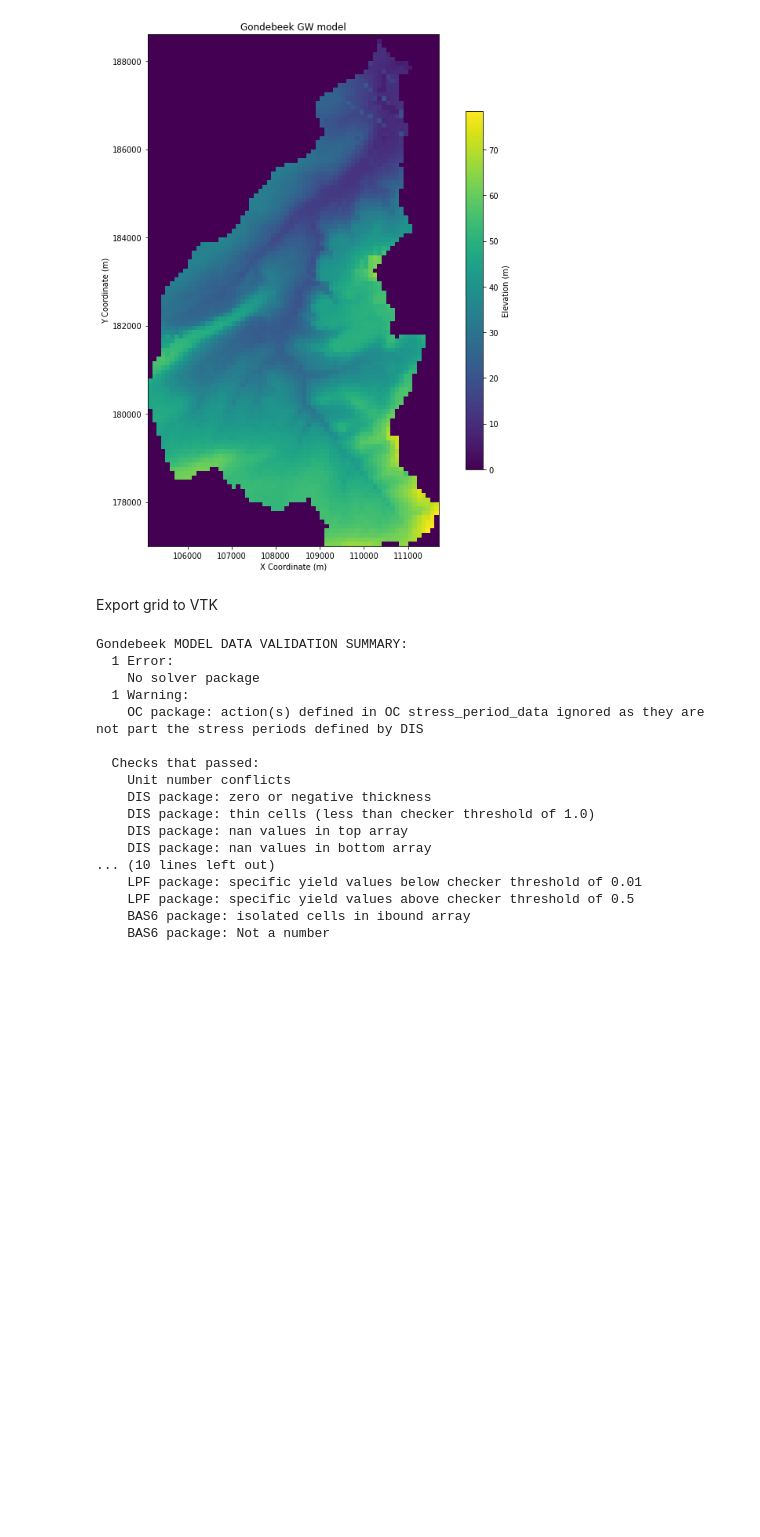
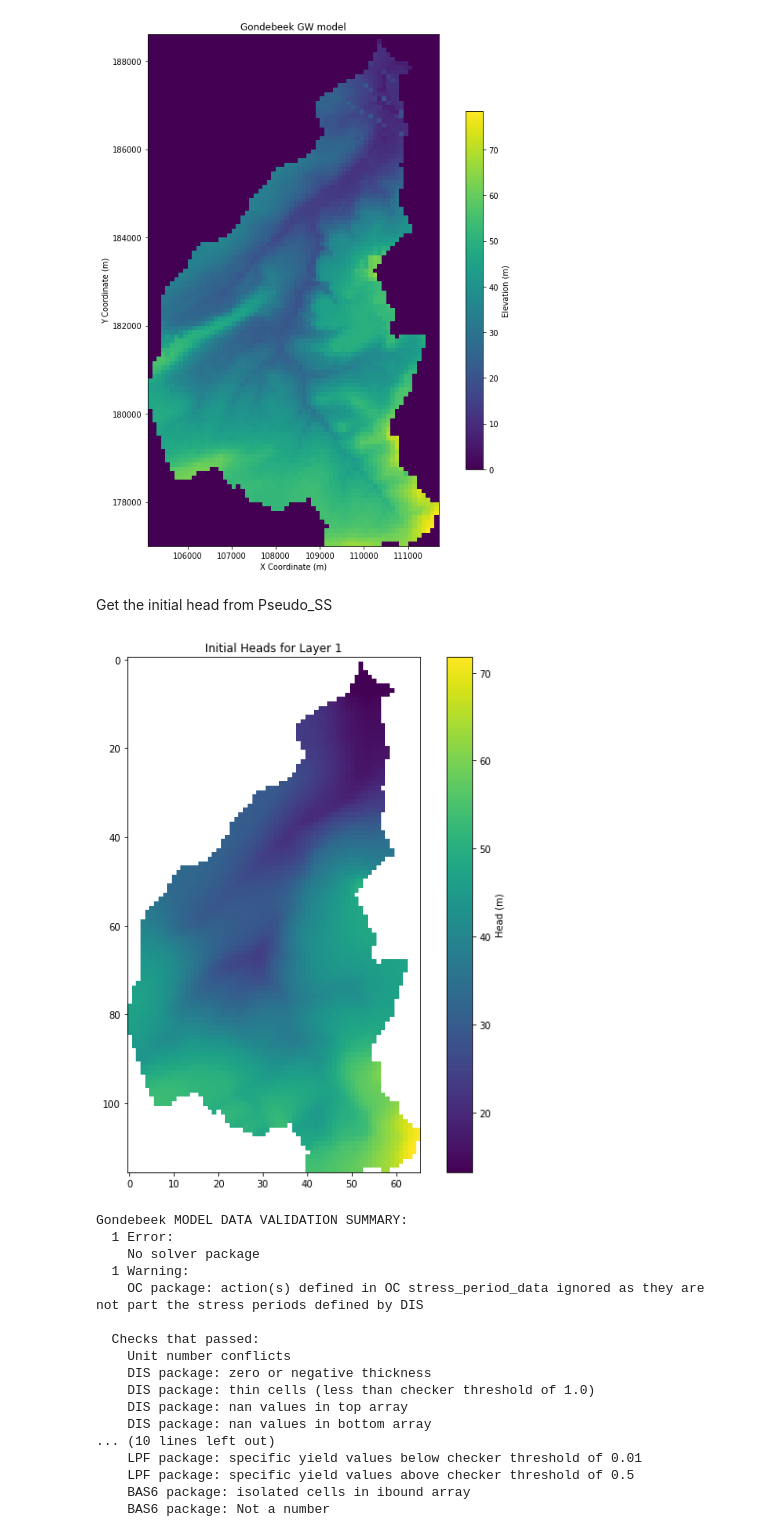
Before and after one commit to sebmeng/Thesis-GondebeekModel, a Jupyter notebook: Modflow/Build_model_4guideLayers.ipynb, the cells around one changed output. Drawn from its saved outputs; the diff is of its cells as text; code cells hidden in the pictures; blank space fills up the shorter version.

```diff
--- a/Modflow/Build_model_4guideLayers.ipynb
+++ b/Modflow/Build_model_4guideLayers.ipynb
@@ -351,5 +353,3 @@ plt.savefig('Gondebeek_GW_model.png')
 plt.show()
 # %% [output]
 [figure]
-# %% [markdown]
-Export grid to VTK
@@ -384,3 +356,50 @@ vtkobj.write("model.vtk")
+# %% [markdown]
+Get the initial head from Pseudo_SS
+# %%
+import flopy.utils.binaryfile as bf
+import flopy.modflow as mf
+
+# Load the head data from the first model
+headobj = bf.HeadFile('C:\\Users\\sebas\\Documents\\UGent\\Sem 3\\Thesis\\GondebeekModel\\Modflow\\Gondebeek_ini.hds')
+head = headobj.get_data()
+
+# Extract the head data from the last stress period
+last_sp_heads = head[-1]
+
+# Load the second model
+model = mf.Modflow.load('Gondebeek.nam')  # Replace 'Gondebeek_SS.nam' with the path to your name file
+
+# Remove the existing BAS package
+model.remove_package('BAS6')
+
+# Create a new BAS package with the updated initial heads
+bas = mf.ModflowBas(model, strt=last_sp_heads)
+
+# Write the updated model to a new set of files
+model.write_input()
+# %%
+import flopy.modflow as mf
+
+# Load the model
+model = mf.Modflow.load('Gondebeek.nam')  # Replace 'model.nam' with the path to your name file
+
+# Get the BAS package
+bas = model.get_package('BAS6')
+
+# Get the initial heads
+initial_heads = bas.strt.array
+
+# Mask values lower than -900
+initial_heads = np.ma.masked_where(initial_heads < -900, initial_heads)
+
+# Plot the initial heads for layer 1
+plt.figure(figsize=(10, 10))
+plt.imshow(initial_heads[0, :, :], cmap='viridis', interpolation='none')
+plt.colorbar(label='Head (m)')
+plt.title('Initial Heads for Layer 1')
+plt.show()
+# %% [output]
+[figure, added]
 # %%
 sim.check()
 # %% [output]
```
Also changed, not shown: parts of 21 cells of this notebook, 49 other files.
